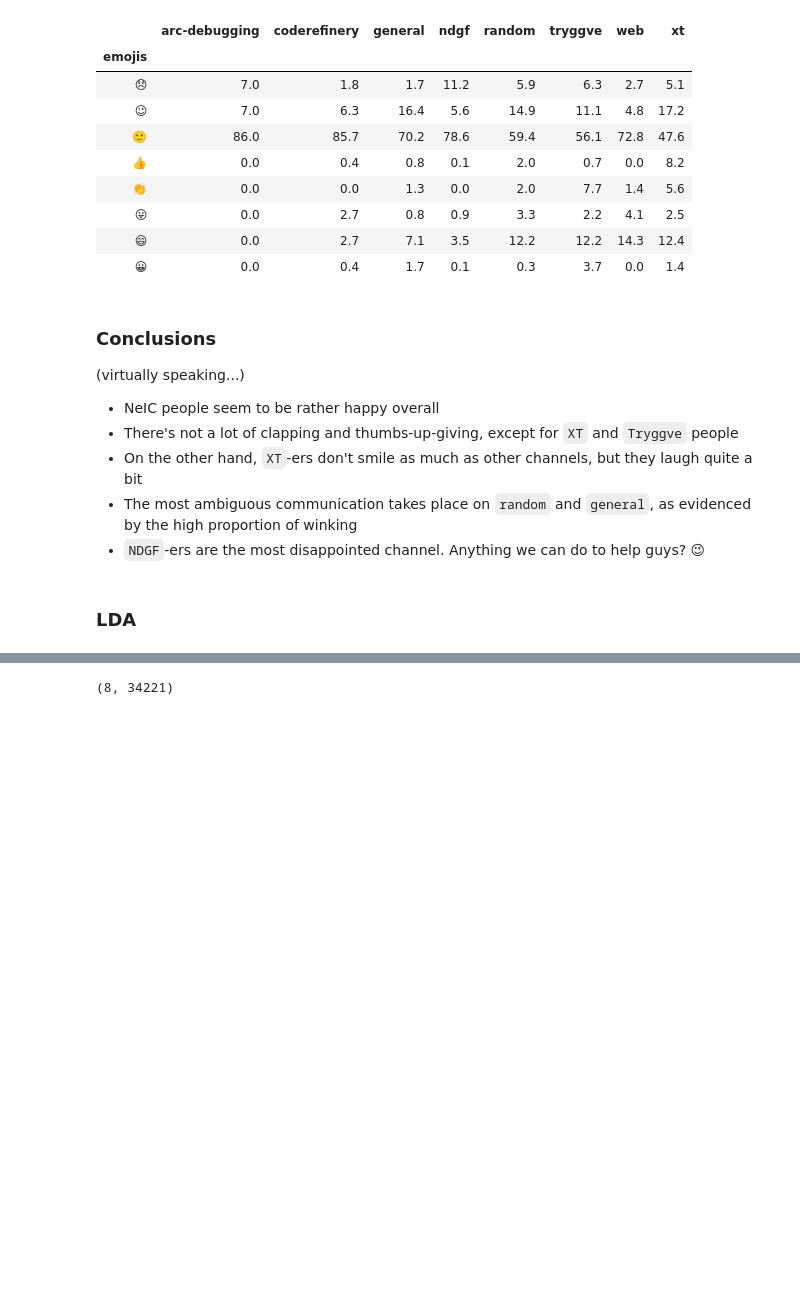
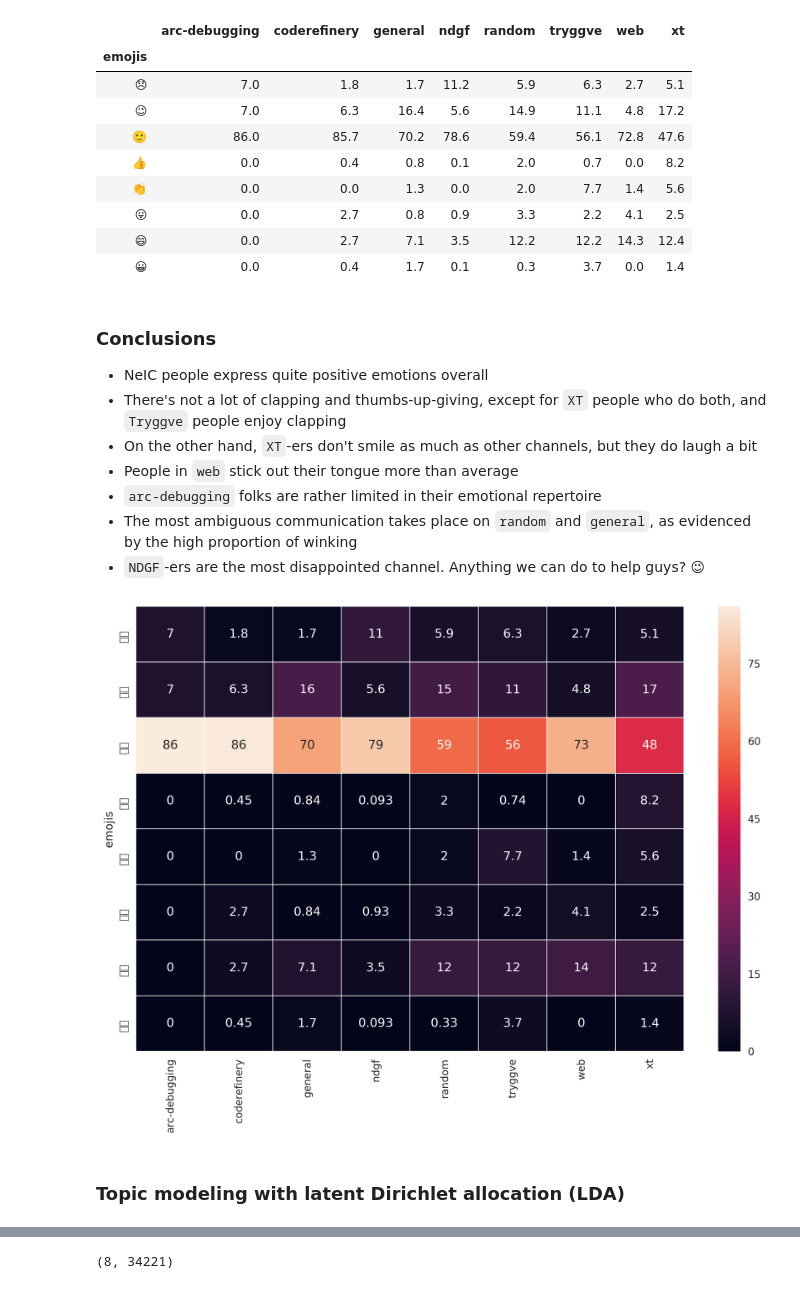
Before and after one commit to coderefinery/ahm18-nlp-slack, a Jupyter notebook: inspect-slacklogs.ipynb, the cells around one changed output, grey strips where cells are left out. Drawn from its saved outputs; the diff is of its cells as text; code cells hidden in the pictures; blank space fills up the shorter version.

```diff
--- a/inspect-slacklogs.ipynb
+++ b/inspect-slacklogs.ipynb
@@ -725,25 +722,28 @@ df_tmp.round(1)
 # %% [markdown]
 ### Conclusions
 
-(virtually speaking...)
-- NeIC people seem to be rather happy overall
-- There's not a lot of clapping and thumbs-up-giving, except for `XT` and `Tryggve` people
-- On the other hand, `XT`-ers don't smile as much as other channels, but they laugh quite a bit
+- NeIC people express quite positive emotions overall
+- There's not a lot of clapping and thumbs-up-giving, except for `XT` people who do both, and `Tryggve` people enjoy clapping
+- On the other hand, `XT`-ers don't smile as much as other channels, but they do laugh a bit
+- People in `web` stick out their tongue more than average
+- `arc-debugging` folks are rather limited in their emotional repertoire
 - The most ambiguous communication takes place on `random` and `general`, as evidenced by the high proportion of winking
 - `NDGF`-ers are the most disappointed channel. Anything we can do to help guys? 😉
 # %%
 # don't really need a heatmap plot
 
 #emojis currently don't work as y-labels
-#%matplotlib inline
+%matplotlib inline
 ##normalize:
-#plt.rcParams["figure.figsize"] = [12.0, 8.0]
-#plt.rcParams['figure.dpi'] = 300
-#sns.set(font='Segoe UI Emoji')
-#norm = 100*df_emojis / df_emojis.sum()
+plt.rcParams["figure.figsize"] = [12.0, 8.0]
+plt.rcParams['figure.dpi'] = 300
+sns.set(font='Segoe UI Emoji')
+norm = 100*df_emojis / df_emojis.sum()
 
-#g = sns.heatmap(norm,linewidths=.5,annot=True,cbar=True)
-#plt.show()
+g = sns.heatmap(norm,linewidths=.5,annot=True,cbar=True)
+plt.show()
+# %% [output]
+[figure, added]
-# %% [markdown]
-### LDA
+# %% [markdown]
+### Topic modeling with latent Dirichlet allocation (LDA)
 # %% [markdown]
```
Also changed, not shown: parts of 46 cells of this notebook.
